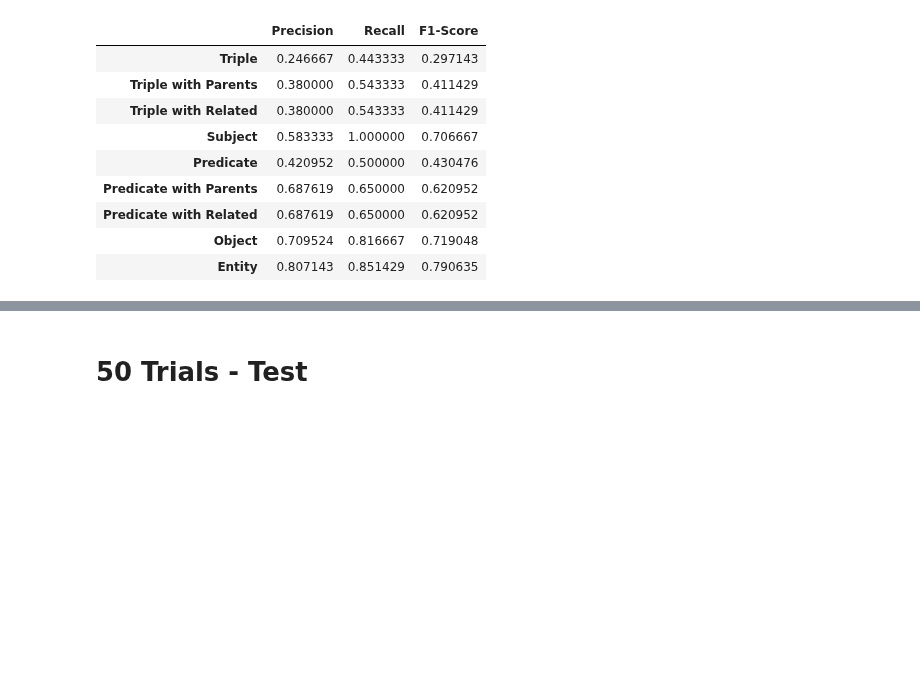
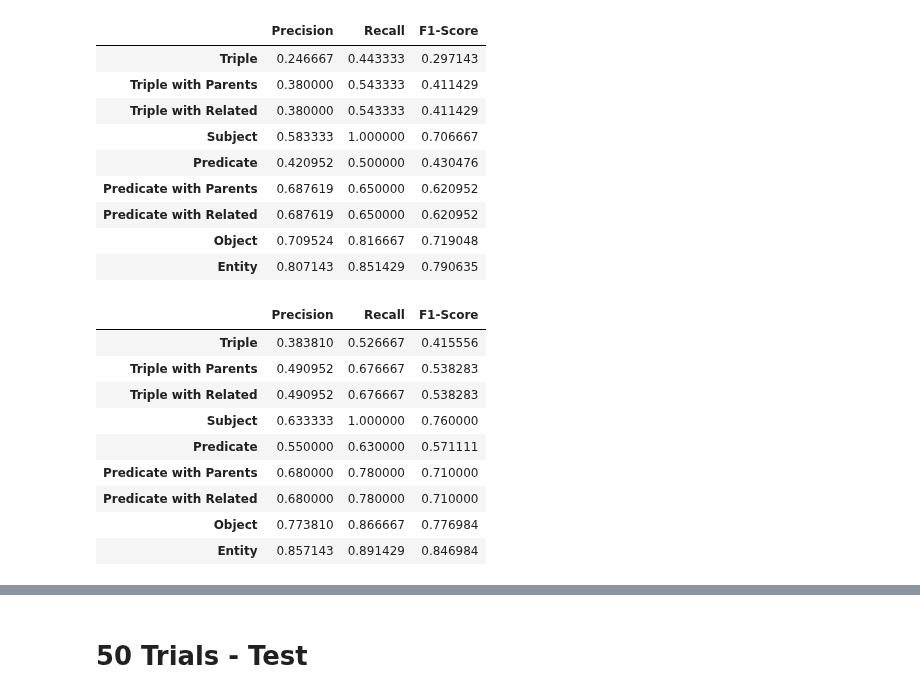
Before and after one commit to maxlautenbach/CIExMAS, a Jupyter notebook: approaches/evaluation_notebook.ipynb, the cells around one changed output, grey strips where cells are left out. Drawn from its saved outputs; the diff is of its cells as text; code cells hidden in the pictures; blank space fills up the shorter version.

```diff
--- a/approaches/evaluation_notebook.ipynb
+++ b/approaches/evaluation_notebook.ipynb
@@ -90,3 +90,17 @@ reports_train_5[-1][1]
 | Predicate with Related | 0.687619 | 0.650000 | 0.620952 |
 | Object | 0.709524 | 0.816667 | 0.719048 |
 | Entity | 0.807143 | 0.851429 | 0.790635 |
+# %%
+reports_train_5.append(("Gen1 - Llama 3.3 70B (SambaNova) Run 1", generate_report("evaluation_logs/Gen1/train-5-evaluation_log-SambaNova_Meta-Llama-3.3-70B-Instruct-2025-03-31-1127-converted.xlsx")))
+reports_train_5[-1][1]
+# %% [output]
+|  | Precision | Recall | F1-Score |
+| Triple | 0.383810 | 0.526667 | 0.415556 |
+| Triple with Parents | 0.490952 | 0.676667 | 0.538283 |
+| Triple with Related | 0.490952 | 0.676667 | 0.538283 |
+| Subject | 0.633333 | 1.000000 | 0.760000 |
+| Predicate | 0.550000 | 0.630000 | 0.571111 |
+| Predicate with Parents | 0.680000 | 0.780000 | 0.710000 |
+| Predicate with Related | 0.680000 | 0.780000 | 0.710000 |
+| Object | 0.773810 | 0.866667 | 0.776984 |
+| Entity | 0.857143 | 0.891429 | 0.846984 |
```
Also changed, not shown: parts of 7 cells of this notebook, 14 other files.
